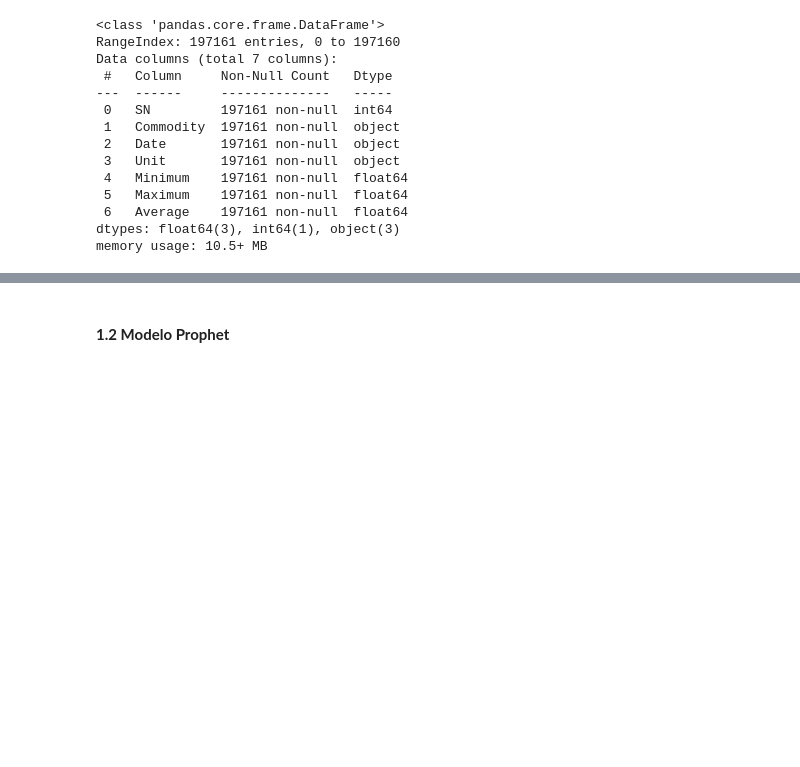
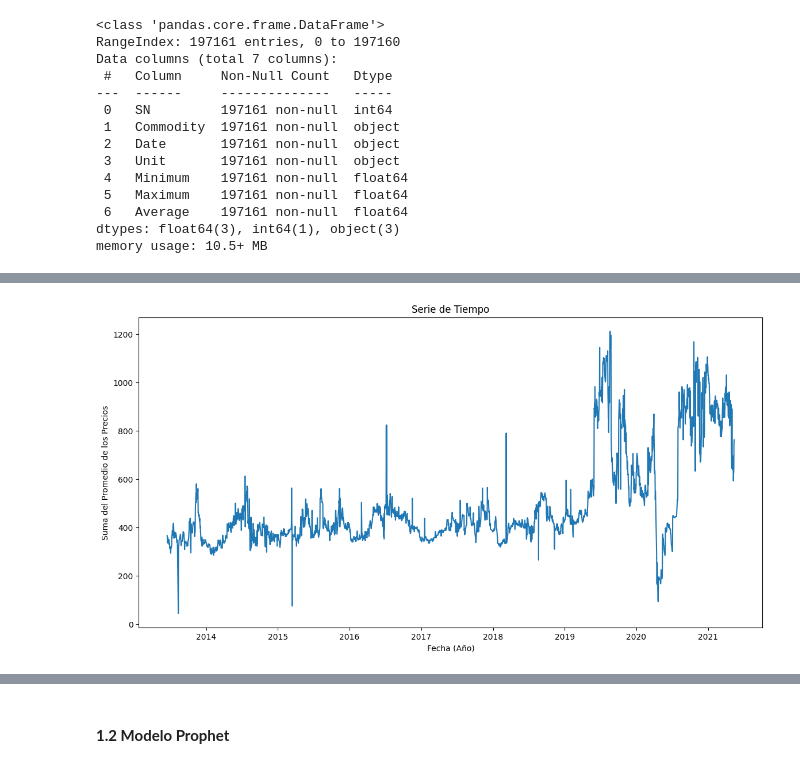
Before and after one commit to melaniejalea/Laboratorios-MDS7202, a Jupyter notebook: Laboratorio 8/Lab8.ipynb, the cells around one changed output, grey strips where cells are left out. Saved outputs shown, nothing was run; the diff lists cells and outputs as text; code cells hidden in the pictures; blank space fills up the shorter version.

```diff
--- a/Laboratorio 8/Lab8.ipynb
+++ b/Laboratorio 8/Lab8.ipynb
@@ -227,2 +221,5 @@ df_mask.head(15)
 # %%
 # Agrupar por fecha en la columna average y sumar, obtener serie de tiempo
+
+df_agrupado = df_mask.groupby('Date')['Average'].sum().reset_index()
+df_agrupado.head(10)
@@ -235,0 +238,11 @@ from statsmodels.tsa.seasonal import seasonal_decompose
+# %%
+# Graficar serie de tiempo
+
+plt.figure(figsize=(14, 7))
+plt.plot(df_agrupado['Date'], df_agrupado['Average'])
+plt.xlabel('Fecha (Año)')
+plt.ylabel('Suma del Promedio de los Precios')
+plt.title('Serie de Tiempo')
+plt.show()
+# %% [output]
+[figure, added]
```
Also changed, not shown: parts of 33 cells of this notebook.
